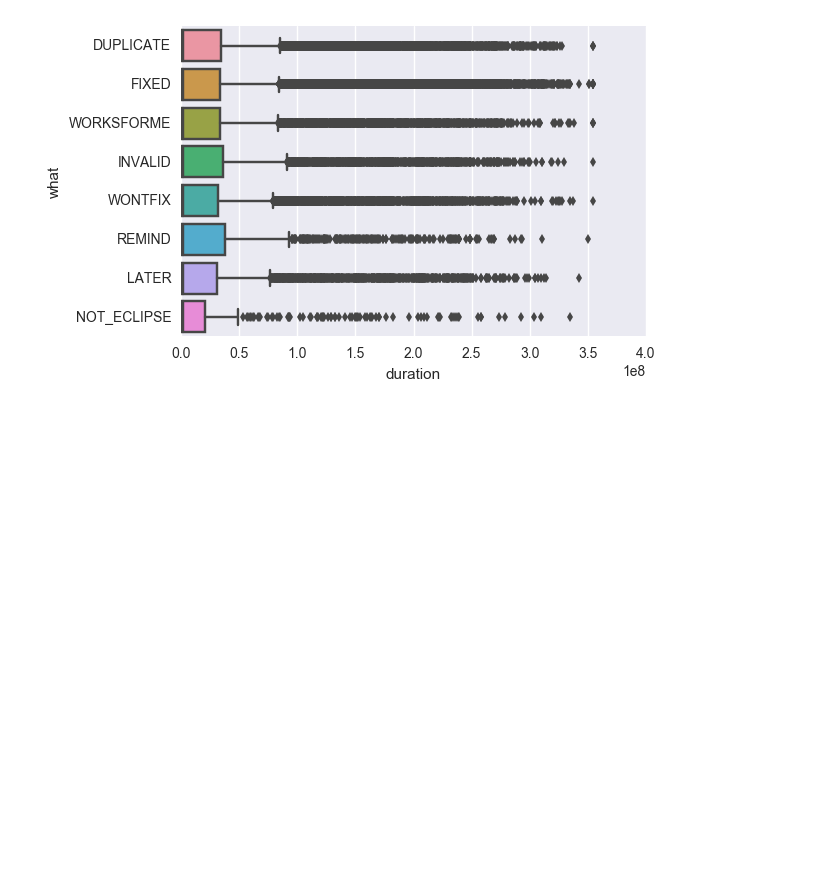
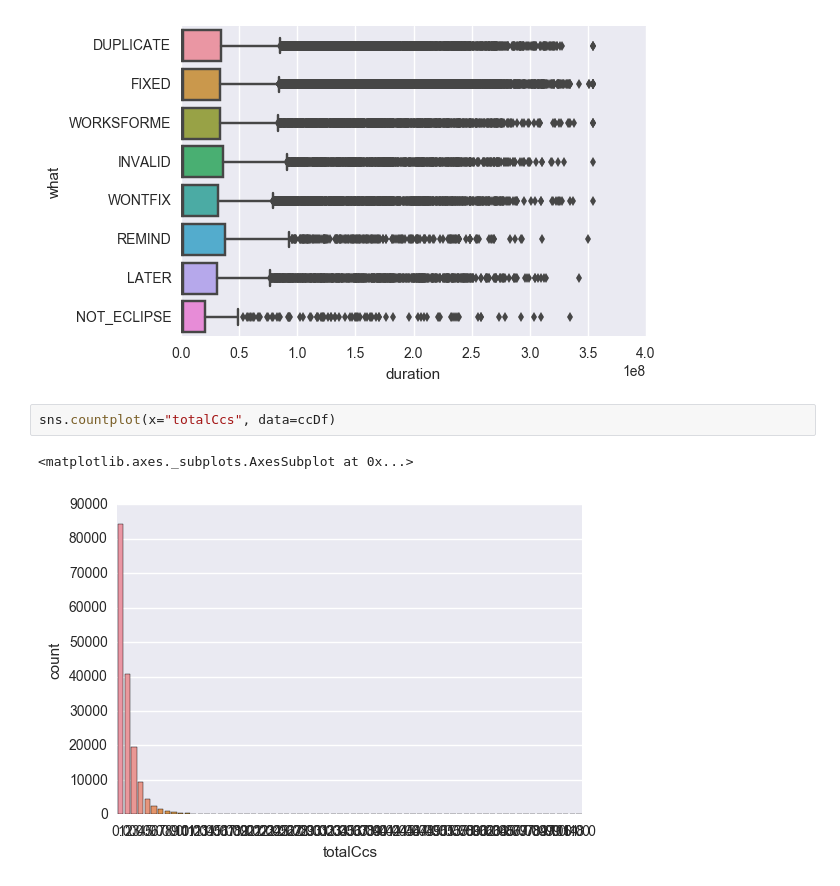
Before and after one commit to paigebiller/HomeworkFour, a Jupyter notebook: FinalProject.ipynb, the cells around one changed output. Drawn from its saved outputs; the diff is of its cells as text; blank space fills up the shorter version.

```diff
--- a/FinalProject.ipynb
+++ b/FinalProject.ipynb
@@ -244,3 +274,8 @@ sns.boxplot(x="duration", y="what", data=durationDf)
 # %% [output]
 <matplotlib.axes._subplots.AxesSubplot at 0x...>
 [figure]
+# %%
+sns.countplot(x="totalCcs", data=ccDf)
+# %% [output]
+<matplotlib.axes._subplots.AxesSubplot at 0x...>
+[figure, added]
```
Also changed, not shown: parts of 4 cells of this notebook.
